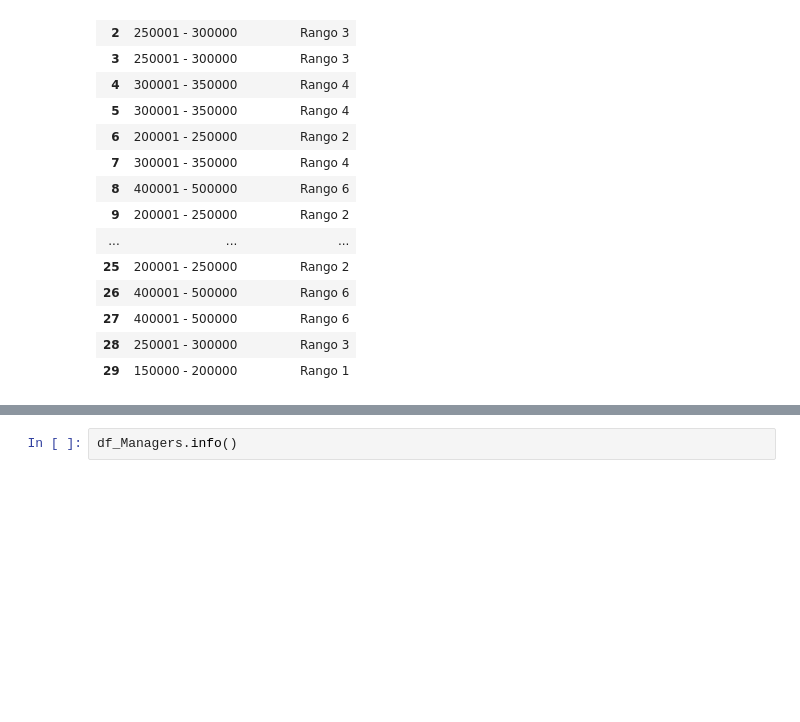
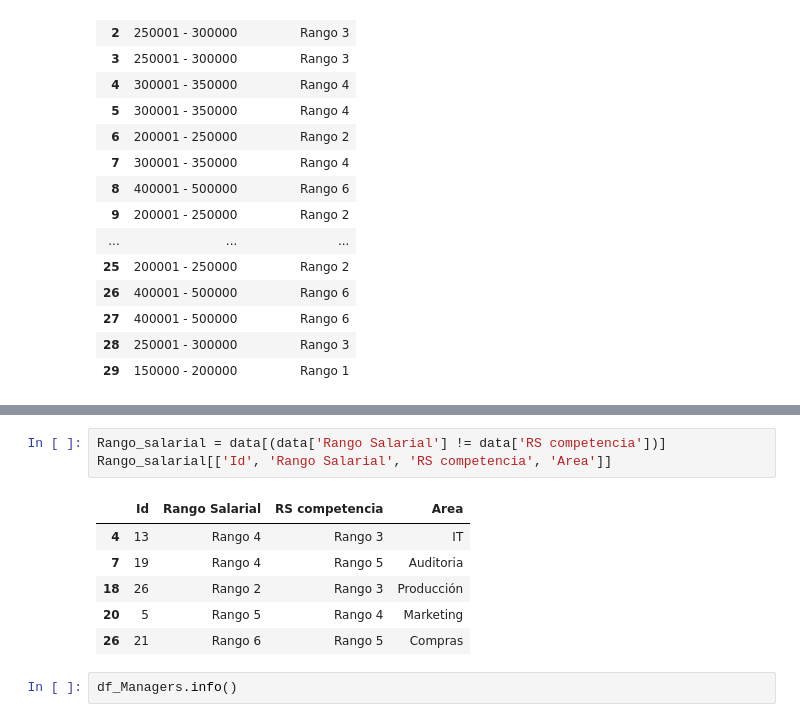
Before and after one commit to GarganoNicolas/EVDVai_DataEng, a Jupyter notebook: EDVai_1_DataEng.ipynb, the cells around one changed output, grey strips where cells are left out. Cells and saved outputs as stored; diff of their text form; blank space fills up the shorter version.

```diff
--- a/EDVai_1_DataEng.ipynb
+++ b/EDVai_1_DataEng.ipynb
@@ -120,4 +121,14 @@ data.sample(3)
 | 26 | 21 | Cristian | Martin | Compras | 2017-11-06 | 2020-12-31 | N5 | Grupo C | ... |
+# %%
+Rango_salarial = data[(data['Rango Salarial'] != data['RS competencia'])]
+Rango_salarial[['Id', 'Rango Salarial', 'RS competencia', 'Area']]
+# %% [output]
+|  | Id | Rango Salarial | RS competencia | Area |
+| 4 | 13 | Rango 4 | Rango 3 | IT |
+| 7 | 19 | Rango 4 | Rango 5 | Auditoria |
+| 18 | 26 | Rango 2 | Rango 3 | Producción |
+| 20 | 5 | Rango 5 | Rango 4 | Marketing |
+| 26 | 21 | Rango 6 | Rango 5 | Compras |
 # %%
 df_Managers.info()
 # %% [output]
```
Also changed, not shown: parts of 24 cells of this notebook.
